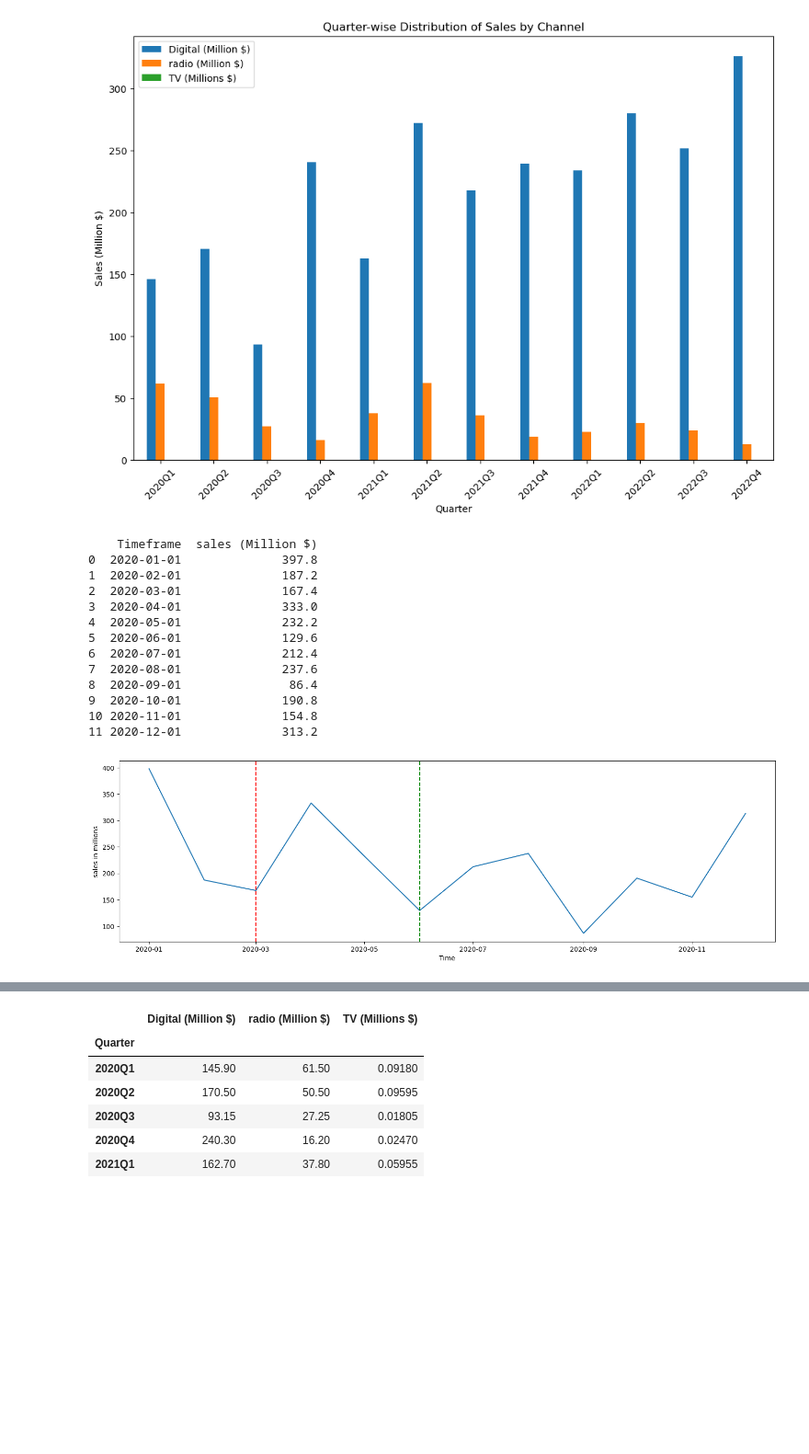
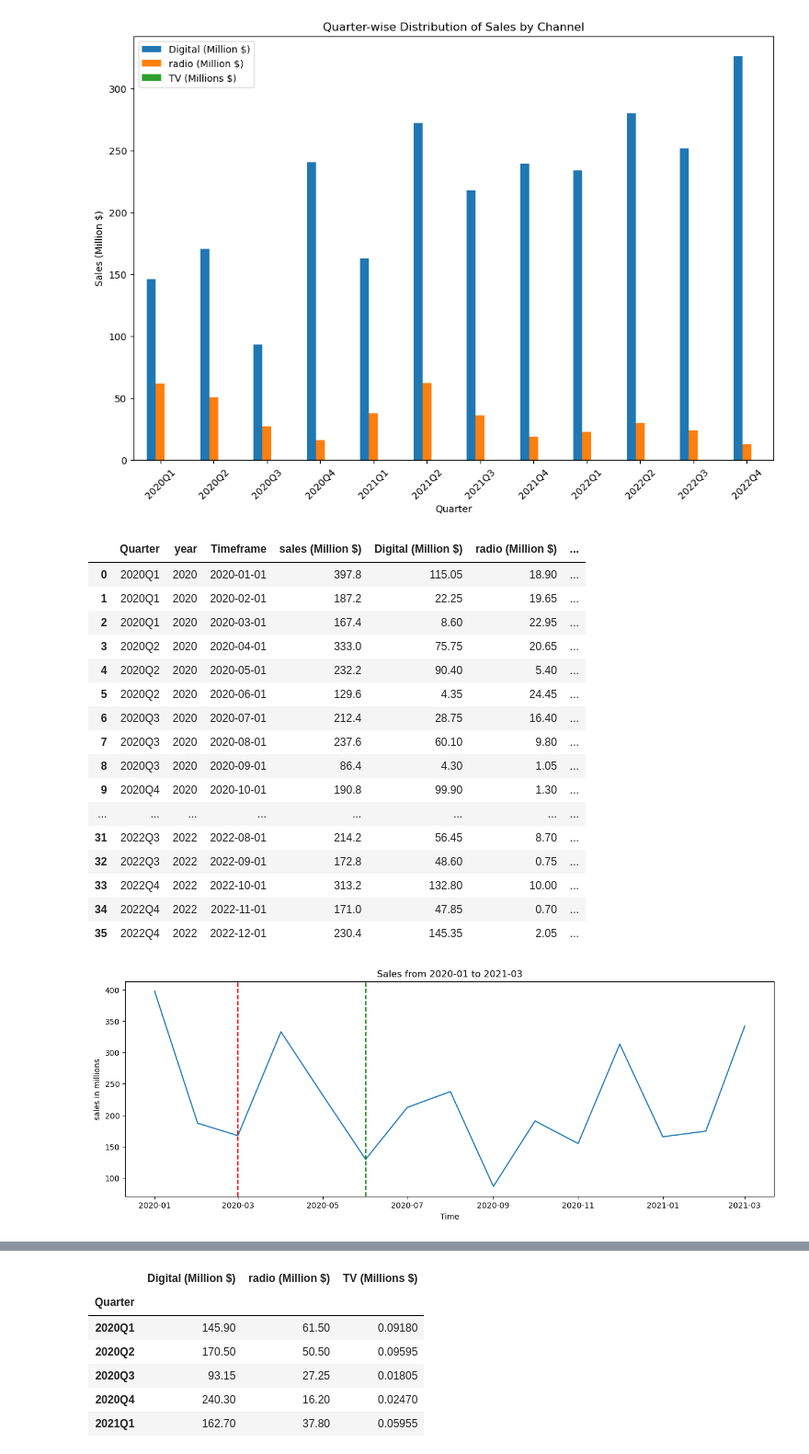
Before and after one commit to Utsavth13/case, a Jupyter notebook: 1.ipynb, the cells around one changed output, grey strips where cells are left out. Shown at 92% size. Cells and saved outputs as stored; diff of their text form; code cells hidden in the pictures; blank space fills up the shorter version.

```diff
--- a/1.ipynb
+++ b/1.ipynb
@@ -151,28 +114,36 @@ plt.xticks(rotation=45)
 plt.show()
 # %% [output]
 [figure]
+# %%
+newdf
+# %% [output]
+|  | Quarter | year | Timeframe | sales (Million $) | Digital (Million $) | radio (Million $) | ... |
+| 0 | 2020Q1 | 2020 | 2020-01-01 | 397.8 | 115.05 | 18.90 | ... |
+| 1 | 2020Q1 | 2020 | 2020-02-01 | 187.2 | 22.25 | 19.65 | ... |
+| 2 | 2020Q1 | 2020 | 2020-03-01 | 167.4 | 8.60 | 22.95 | ... |
+| 3 | 2020Q2 | 2020 | 2020-04-01 | 333.0 | 75.75 | 20.65 | ... |
+| 4 | 2020Q2 | 2020 | 2020-05-01 | 232.2 | 90.40 | 5.40 | ... |
+| 5 | 2020Q2 | 2020 | 2020-06-01 | 129.6 | 4.35 | 24.45 | ... |
+| 6 | 2020Q3 | 2020 | 2020-07-01 | 212.4 | 28.75 | 16.40 | ... |
+| 7 | 2020Q3 | 2020 | 2020-08-01 | 237.6 | 60.10 | 9.80 | ... |
+| 8 | 2020Q3 | 2020 | 2020-09-01 | 86.4 | 4.30 | 1.05 | ... |
+| 9 | 2020Q4 | 2020 | 2020-10-01 | 190.8 | 99.90 | 1.30 | ... |
+| ... | ... | ... | ... | ... | ... | ... | ... |
+| 31 | 2022Q3 | 2022 | 2022-08-01 | 214.2 | 56.45 | 8.70 | ... |
+| 32 | 2022Q3 | 2022 | 2022-09-01 | 172.8 | 48.60 | 0.75 | ... |
+| 33 | 2022Q4 | 2022 | 2022-10-01 | 313.2 | 132.80 | 10.00 | ... |
+| 34 | 2022Q4 | 2022 | 2022-11-01 | 171.0 | 47.85 | 0.70 | ... |
+| 35 | 2022Q4 | 2022 | 2022-12-01 | 230.4 | 145.35 | 2.05 | ... |
 # %%
-a= year2020.iloc[:,0:2]
-print(a)
-plt.figure(figsize=(18,5))
+a= newdf.iloc[:15,2:4]
+# print(a)
+plt.figure(figsize=(15,5))
 plt.plot(a['Timeframe'],a['sales (Million $)'])
 plt.axvline(x=pd.to_datetime('2020-03-01'), color='r', linestyle='--', label='COVID Lockdown Start')
 plt.axvline(x=pd.to_datetime('2020-06-01'), color='g', linestyle='--', label='COVID Lockdown Relaxed')
 plt.xlabel('Time')
 plt.ylabel('sales in millions')
+plt.title("Sales from 2020-01 to 2021-03")
 plt.show()
 # %% [output]
-    Timeframe  sales (Million $)
-0  2020-01-01              397.8
-1  2020-02-01              187.2
-2  2020-03-01              167.4
-3  2020-04-01              333.0
-4  2020-05-01              232.2
-5  2020-06-01              129.6
-6  2020-07-01              212.4
-7  2020-08-01              237.6
-8  2020-09-01               86.4
-9  2020-10-01              190.8
-10 2020-11-01              154.8
-11 2020-12-01              313.2
-[figure, old version]
+[figure, new version]
```
Also changed, not shown: parts of 16 cells of this notebook, 1 other file.
